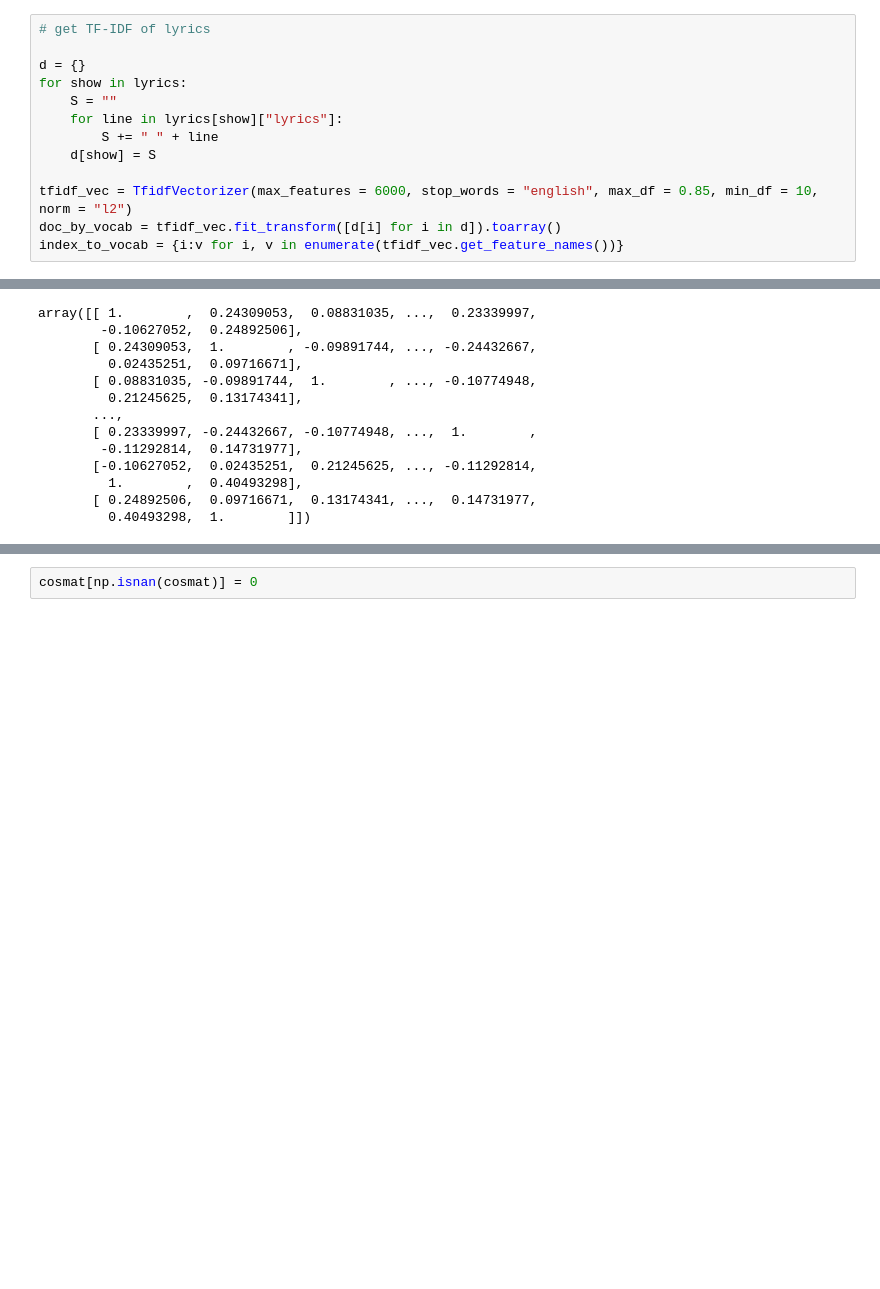
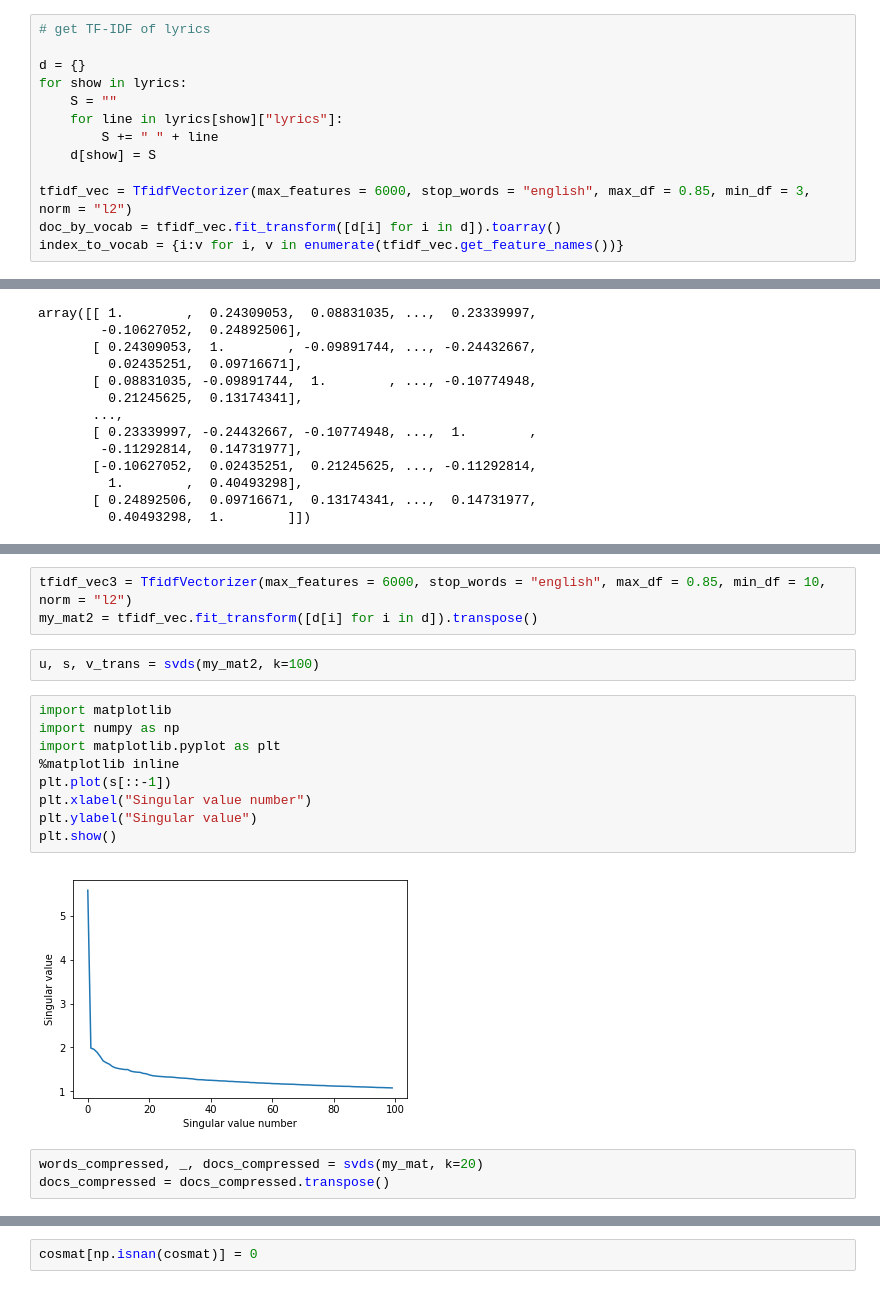
Before and after one commit to bring-me-broadway/CS4300_Flask_template, a Jupyter notebook: Similarity building.ipynb, the cells around one changed output, grey strips where cells are left out. Saved outputs shown, nothing was run; the diff lists cells and outputs as text; blank space fills up the shorter version.

```diff
--- a/Similarity building.ipynb
+++ b/Similarity building.ipynb
@@ -42,7 +42,7 @@ for show in lyrics:
         S += " " + line
     d[show] = S
 
-tfidf_vec = TfidfVectorizer(max_features = 6000, stop_words = "english", max_df = 0.85, min_df = 10, norm = "l2")
+tfidf_vec = TfidfVectorizer(max_features = 6000, stop_words = "english", max_df = 0.85, min_df = 3, norm = "l2")
 doc_by_vocab = tfidf_vec.fit_transform([d[i] for i in d]).toarray()
 index_to_vocab = {i:v for i, v in enumerate(tfidf_vec.get_feature_names())}
 # %%
@@ -376,0 +377,19 @@ CP[3,4]
+# %%
+tfidf_vec3 = TfidfVectorizer(max_features = 6000, stop_words = "english", max_df = 0.85, min_df = 10, norm = "l2")
+my_mat2 = tfidf_vec.fit_transform([d[i] for i in d]).transpose()
+# %%
+u, s, v_trans = svds(my_mat2, k=100)
+# %%
+import matplotlib
+import numpy as np
+import matplotlib.pyplot as plt
+%matplotlib inline
+plt.plot(s[::-1])
+plt.xlabel("Singular value number")
+plt.ylabel("Singular value")
+plt.show()
+# %% [output]
+[figure, added]
+# %%
+words_compressed, _, docs_compressed = svds(my_mat, k=20)
+docs_compressed = docs_compressed.transpose()
```
Also changed, not shown: parts of 17 cells of this notebook.
